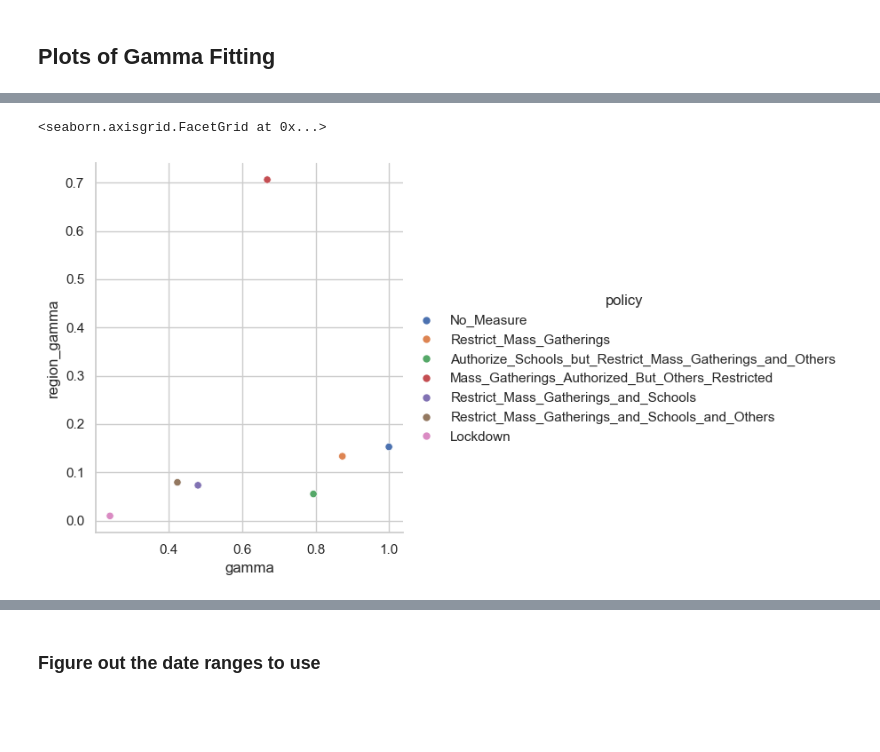
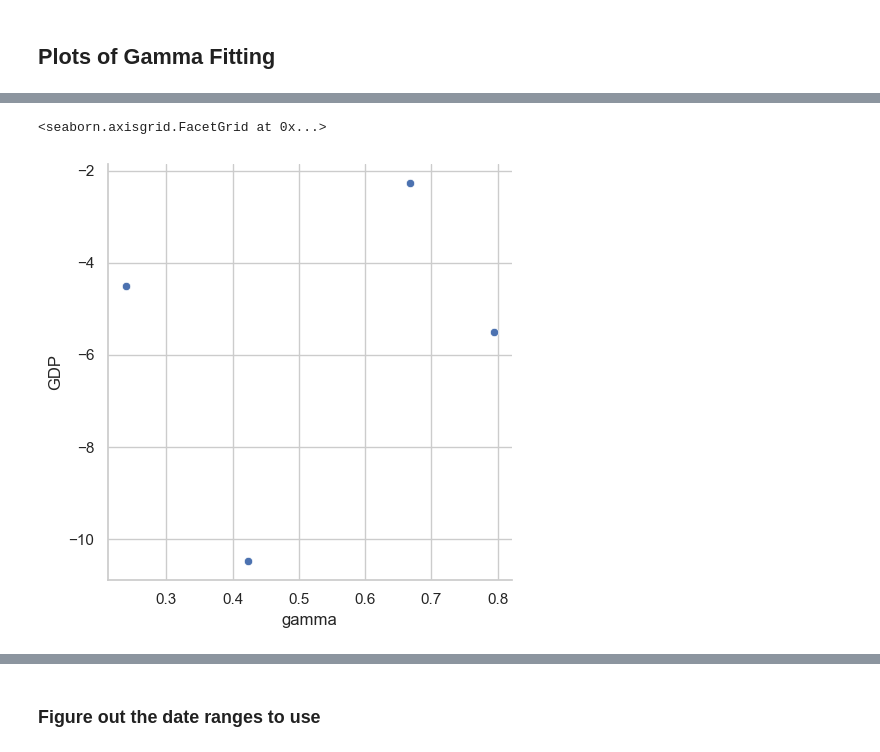
Before and after one commit to COVIDAnalytics/THEMIS, a Jupyter notebook: notebooks/monthly_dominant_policy.ipynb, the cells around one changed output, grey strips where cells are left out. Saved outputs shown, nothing was run; the diff lists cells and outputs as text; code cells hidden in the pictures; blank space fills up the shorter version.

```diff
--- a/notebooks/monthly_dominant_policy.ipynb
+++ b/notebooks/monthly_dominant_policy.ipynb
@@ -124,0 +128,7 @@ import seaborn as sns
+# %%
+start_date = "2020-03-01"
+end_date =  "2020-12-31"
+
+region = 'DE'
+dominant_policy_df = get_dominant_policy_df(start_date, end_date, region)
+policy_gdp_impact_df, gdp_df = get_policy_gdp_impact(region, dominant_policy_df)
@@ -125 +144,7 @@ import seaborn as sns
+# %%
+sns.set_theme(style='whitegrid')
+sns.relplot(data=gdp_df, x='gamma', y='GDP')
+# %% [output]
+<seaborn.axisgrid.FacetGrid at 0x...>
+[figure, added]
 # %%
@@ -127,6 +151,0 @@ summary_df = pd.read_csv('simulation_results/policy_economic_impact_calculation_
-# %%
-sns.set_theme(style='whitegrid')
-sns.relplot(data=summary_df.query("region == 'DE'"), x='gamma', y='region_gamma', hue='policy')
-# %% [output]
-<seaborn.axisgrid.FacetGrid at 0x...>
-[figure, removed]
```
Also changed, not shown: parts of 38 cells of this notebook, 5 other files.
